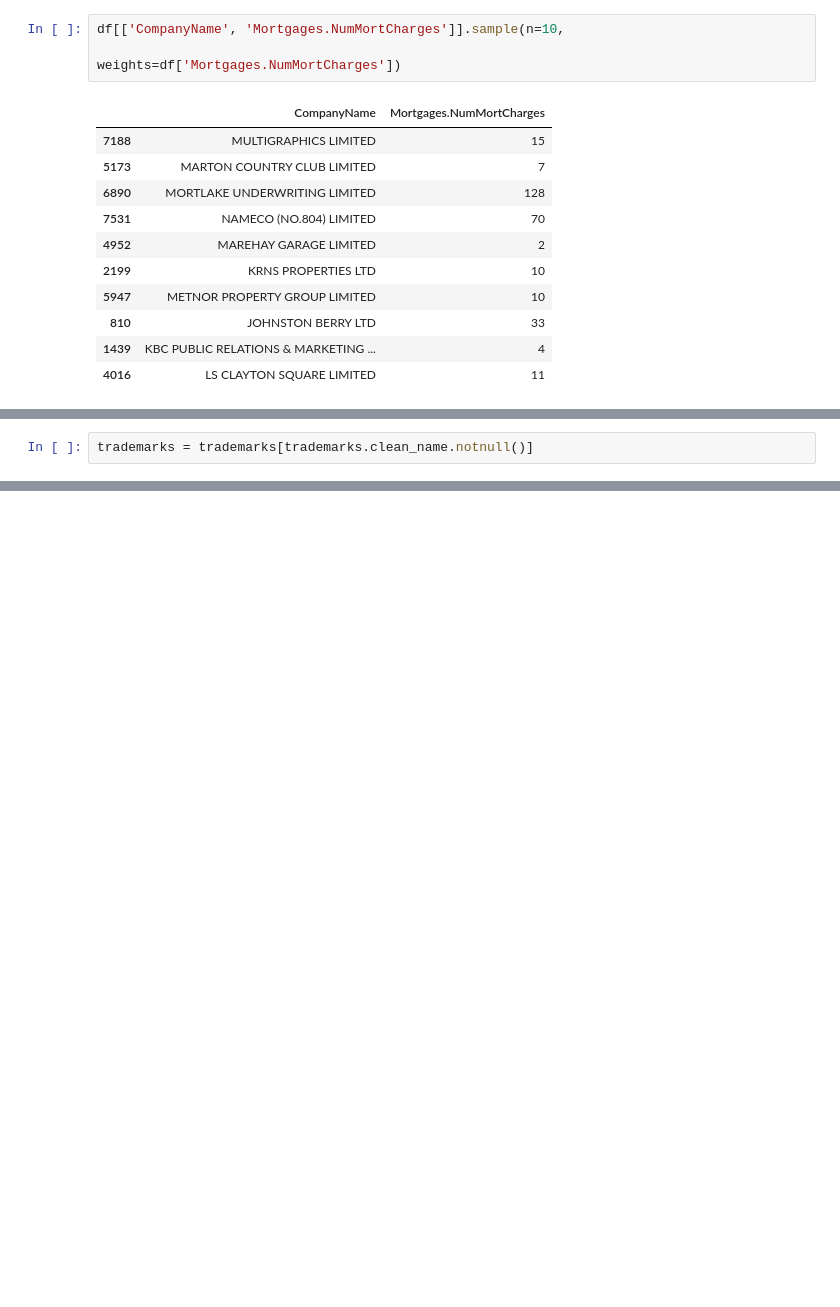
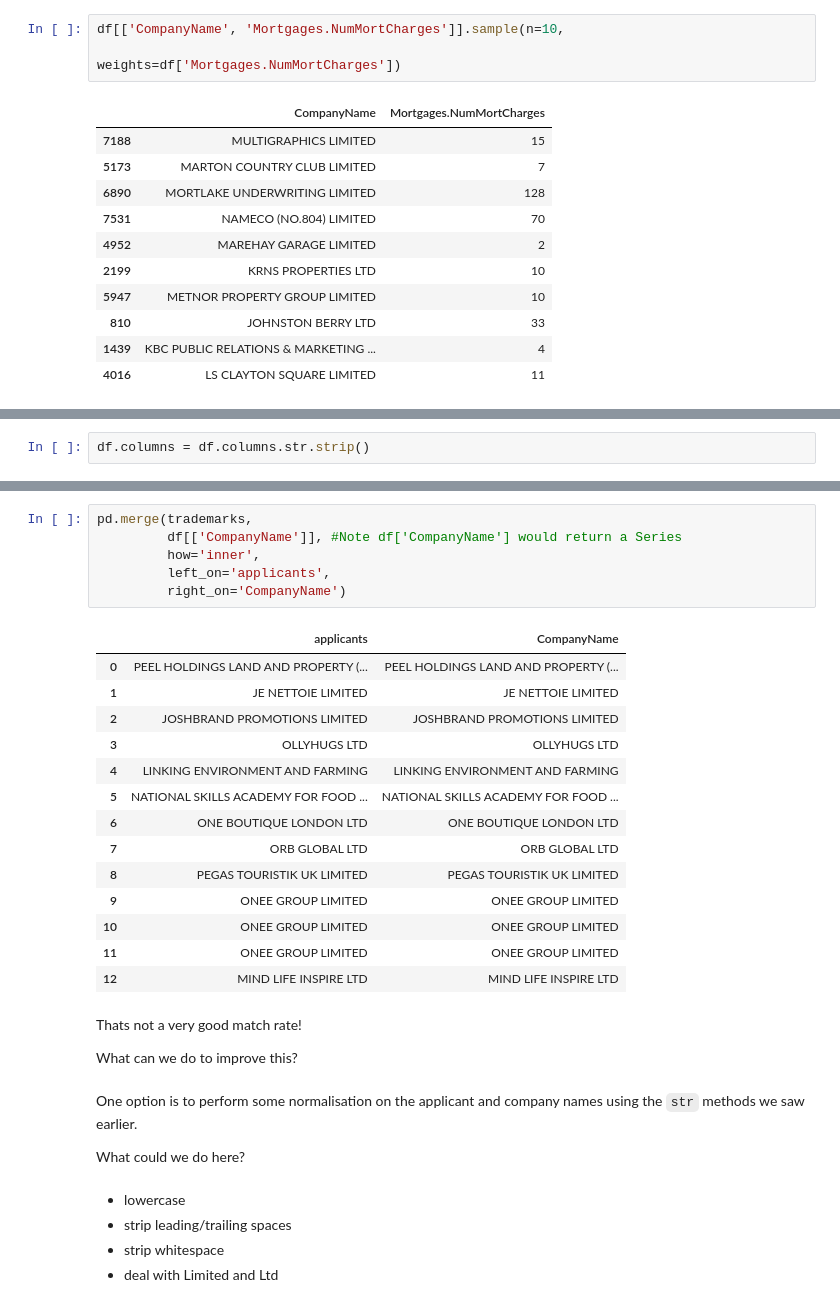
Before and after one commit to JasnaJejcic/training, a Jupyter notebook: s2ds_python/exploratory.ipynb, the cells around one changed output, grey strips where cells are left out. Saved outputs shown, nothing was run; the diff lists cells and outputs as text; blank space fills up the shorter version.

````diff
--- a/s2ds_python/exploratory.ipynb
+++ b/s2ds_python/exploratory.ipynb
@@ -571,0 +584,2 @@ trademarks = pd.merge(trademarks, df, how='left', left_on='applicants', right_on
+# %%
+df.columns = df.columns.str.strip()
@@ -599,2 +618,0 @@ trademarks[trademarks.clean_name.isnull()].head(10)
-# %%
-trademarks = trademarks[trademarks.clean_name.notnull()]
@@ -609,0 +644,34 @@ trademarks['RegAddress.PostCode'].str.startswith("KT").sum()
+# %%
+pd.merge(trademarks,
+         df[['CompanyName']], #Note df['CompanyName'] would return a Series
+         how='inner',
+         left_on='applicants',
+         right_on='CompanyName')
+# %% [output]
+|  | applicants | CompanyName |
+| 0 | PEEL HOLDINGS LAND AND PROPERTY (... | PEEL HOLDINGS LAND AND PROPERTY (... |
+| 1 | JE NETTOIE LIMITED | JE NETTOIE LIMITED |
+| 2 | JOSHBRAND PROMOTIONS LIMITED | JOSHBRAND PROMOTIONS LIMITED |
+| 3 | OLLYHUGS LTD | OLLYHUGS LTD |
+| 4 | LINKING ENVIRONMENT AND FARMING | LINKING ENVIRONMENT AND FARMING |
+| 5 | NATIONAL SKILLS ACADEMY FOR FOOD ... | NATIONAL SKILLS ACADEMY FOR FOOD ... |
+| 6 | ONE BOUTIQUE LONDON LTD | ONE BOUTIQUE LONDON LTD |
+| 7 | ORB GLOBAL LTD | ORB GLOBAL LTD |
+| 8 | PEGAS TOURISTIK UK LIMITED | PEGAS TOURISTIK UK LIMITED |
+| 9 | ONEE GROUP LIMITED | ONEE GROUP LIMITED |
+| 10 | ONEE GROUP LIMITED | ONEE GROUP LIMITED |
+| 11 | ONEE GROUP LIMITED | ONEE GROUP LIMITED |
+| 12 | MIND LIFE INSPIRE LTD | MIND LIFE INSPIRE LTD |
+# %% [markdown]
+Thats not a very good match rate!
+
+What can we do to improve this?
+# %% [markdown]
+One option is to perform some normalisation on the applicant and company names using the ```str``` methods we saw earlier.
+
+What could we do here?
+# %% [markdown]
+* lowercase
+* strip leading/trailing spaces
+* strip whitespace
+* deal with Limited and Ltd
````
Also changed, not shown: parts of 56 cells of this notebook.
